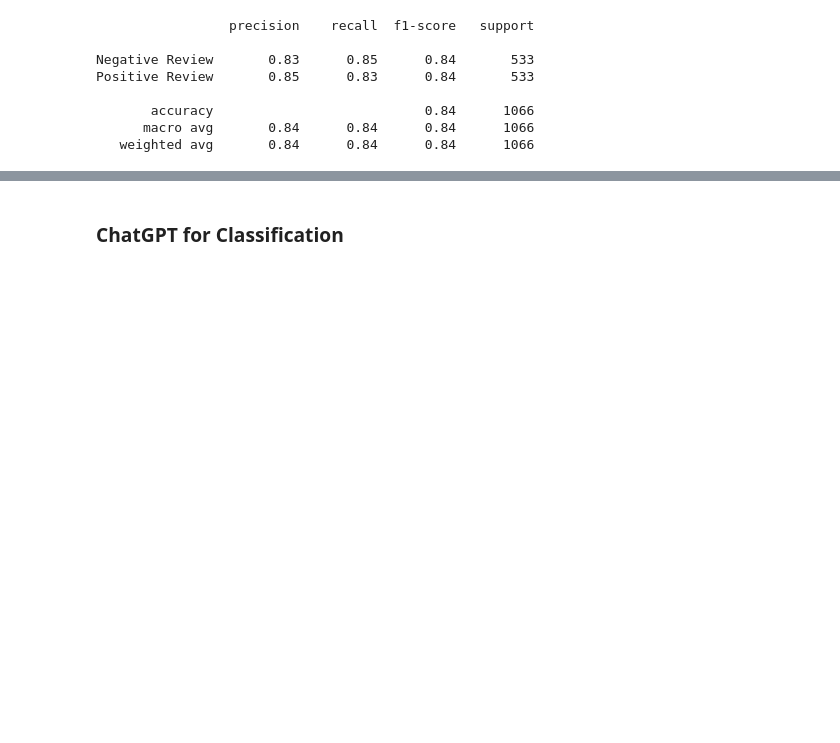
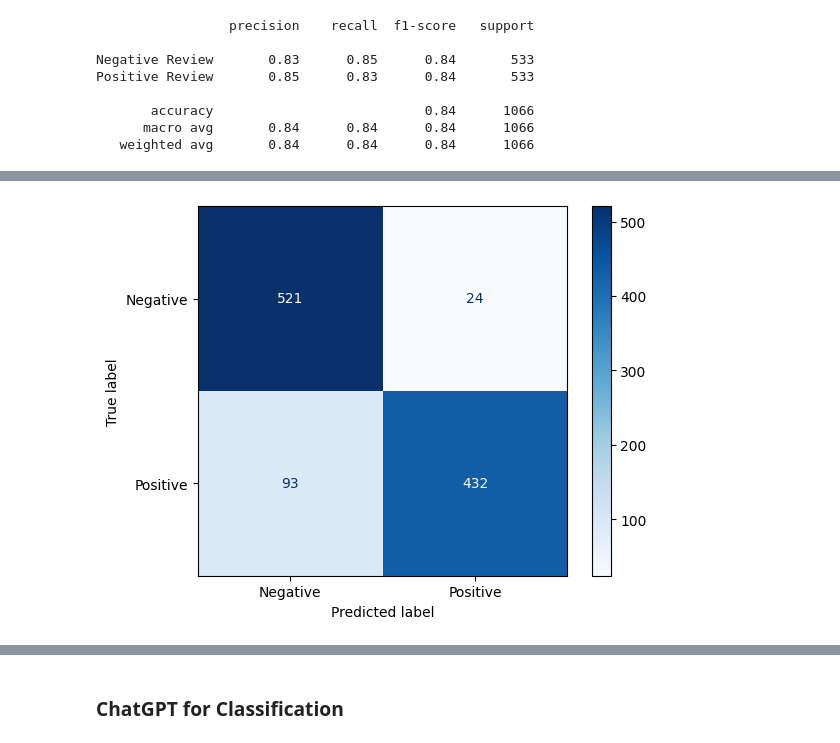
Before and after one commit to abdelrahmanali15/Hands-On-Large-Language-Models, a Jupyter notebook: chapter04/Chapter 4 - Text Classification.ipynb, the cells around one changed output, grey strips where cells are left out. Drawn from its saved outputs; the diff is of its cells as text; code cells hidden in the pictures; blank space fills up the shorter version.

```diff
--- a/chapter04/Chapter 4 - Text Classification.ipynb
+++ b/chapter04/Chapter 4 - Text Classification.ipynb
@@ -55,6 +56,6 @@ Requirement already satisfied: six>=1.5 in /usr/local/lib/python3.12/dist-packag
 from datasets import load_dataset
 
 # Load our data
-data = load_dataset("rotten_tomatoes")
+data = load_dataset("datasets/rotten_tomatoes")
 data
 # %% [output]
@@ -597,0 +729,16 @@ Positive Review       0.85      0.83      0.84       533
+# %%
+formatted_dataset = data["test"].map(format_chat_prompt)
+
+# Run Inference Loop
+y_pred = []
+generated_text = []
+# Generate using KeyDataset targeting our structured 'chat_input' column
+for output in tqdm(pipe(KeyDataset(formatted_dataset, "chat_input")), total=len(data["test"])):
+    # extract the final assistant message string from the chat sequence outut
+    generated_text.append(output[0]["generated_text"][-1]["content"].strip().lower())
+
+    # Map raw string responses back to your integer target schemas
+    if "positive" in generated_text[-1]:
+        y_pred.append(1)
+    else:
+        y_pred.append(0)
@@ -597,0 +812,71 @@ Positive Review       0.85      0.83      0.84       533
+# %%
+import matplotlib.pyplot as plt
+from sklearn.metrics import confusion_matrix, classification_report, ConfusionMatrixDisplay
+
+# (Supports both Hugging Face Datasets or your local custom splits)
+y_true = list(data["test"]["label"])
+
+cm = confusion_matrix(y_true, y_pred)
+print("=== CONFUSION MATRIX ===")
+print(cm)
+print("\n=== CLASSIFICATION REPORT ===")
+print(classification_report(y_true, y_pred, target_names=["Negative", "Positive"]))
+
+#  Generate and save a visual plot of the confusion matrix
+# (Per guidelines: using savefig without creating an explicit new figure or calling show)
+disp = ConfusionMatrixDisplay(confusion_matrix=cm, display_labels=["Negative", "Positive"])
+disp.plot(cmap=plt.cm.Blues)
+plt.savefig("confusion_matrix.png", bbox_inches='tight')
+print("\nVisual confusion matrix saved as 'confusion_matrix.png' in your workspace.\n")
+
+
+# 4. Identify 2 confused (misclassified) indices
+confused_indices = []
+for i in range(len(y_true)):
+    if y_true[i] != y_pred[i]:
+        confused_indices.append(i)
+    if len(confused_indices) == 2:
+        break
+
+print(f"=== RE-EVALUATING {len(confused_indices)} CONFUSED EXAMPLES ===")
+
+for idx in confused_indices:
+    original_text = data["test"]["text"][idx]
+    true_lbl = y_true[idx]
+    pred_lbl = y_pred[idx]
+
+    print("\n" + "="*60)
+    print(f"Sample Test Index: {idx}")
+    print(f"Ground Truth Label: {true_lbl} | Initial Misclassified Prediction: {pred_lbl}")
+    print(f"Review Text:\n\"{original_text}\"")
+    print("-" * 40)
+
+    # We alter the system instruction to force the model to handle
+    # mixed nuances or sarcasm more carefully on this second try
+    retry_messages = [
+        {
+            "role": "system",
+            "content": "You are an expert film critic. Analyze the following movie review deeply. Look past mixed sentiment or sarcasm to find the core conclusion. Find hidden meaning in small words. Respond with exactly one word: 'positive' or 'negative'."
+        },
+        {
+            "role": "user",
+            "content": f"Review: {original_text}"
+        }
+    ]
+
+    # Run the single target inference pass
+    output = pipe(retry_messages, max_new_tokens=4, max_length=None)
+    new_generated_text = output[0]["generated_text"][-1]["content"].strip().lower()
+
+    # Map the new string text back to a binary integer
+    new_pred = 1 if "positive" in new_generated_text else 0
+
+    print(f"Gemma 4 Second-Pass Response: '{new_generated_text}'")
+    print(f"New Interpreted Prediction: {new_pred}")
+
+    if new_pred == true_lbl:
+        print("🎉 Success! The model successfully corrected itself with the detailed prompt.")
+    else:
+        print("❌ The model remains fixed on its incorrect evaluation.")
+    print("="*60)
+# %% [output]
@@ -597,0 +923 @@ Positive Review       0.85      0.83      0.84       533
+[figure, added]
```
Also changed, not shown: parts of 15 cells of this notebook.
